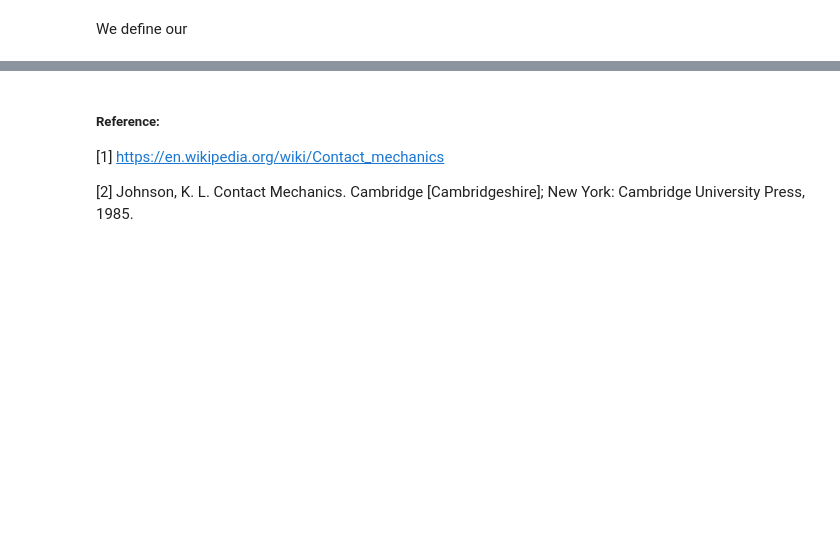
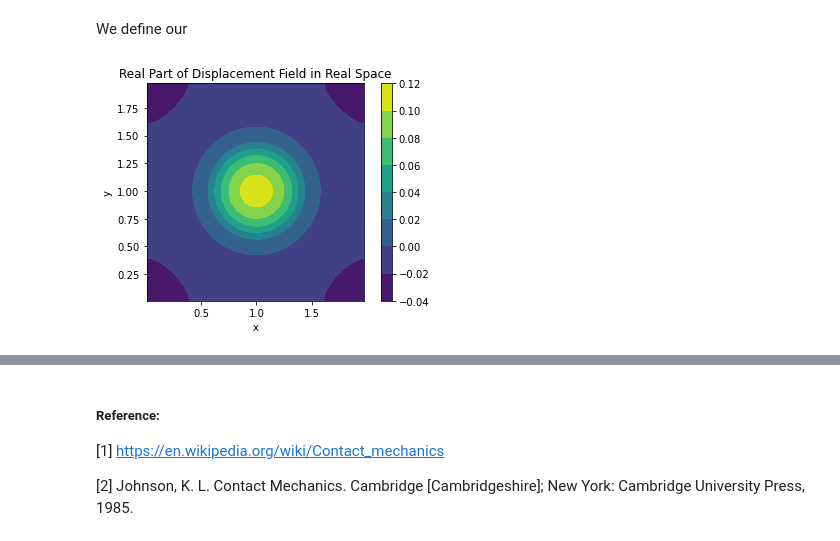
Before and after one commit to NathanLZC/Master-internship-repo-at-Institut-dAlembert, a Jupyter notebook: Week2/task1_Hertz_contact.ipynb, the cells around one changed output, grey strips where cells are left out. Cells and saved outputs as stored; diff of their text form; code cells hidden in the pictures; blank space fills up the shorter version.

```diff
--- a/Week2/task1_Hertz_contact.ipynb
+++ b/Week2/task1_Hertz_contact.ipynb
@@ -314,20 +326,23 @@ We define our
 # %%
 #Calculate the displacement field in fourrier space
 displacement_fourrier = pressure_fourier * kernel_fourier
 
 #We calculate the displacement field in real space
 displacement_real = np.fft.ifft2(displacement_fourrier, norm='ortho')
 
 
 # Since displacement_analytical is a large array, we won't print it directly to avoid clutter.
 # Instead, let's visualize the real part of the displacement in real space for comparison.
 plt.figure()
-plt.imshow(np.real(displacement_real), extent=extent, origin='lower')
+plt.contourf(np.real(displacement_real), extent=extent, origin='lower')
 plt.colorbar()
 plt.title('Real Part of Displacement Field in Real Space')
 plt.xlabel('x')
 plt.ylabel('y')
+plt.gca().set_aspect('equal')
 plt.show()
+# %% [output]
+[figure, added]
 # %% [markdown]
 We want to compute the displacement for different loading correponds to small contact zone and large contact zone.
 
```
Also changed, not shown: parts of 7 cells of this notebook.
